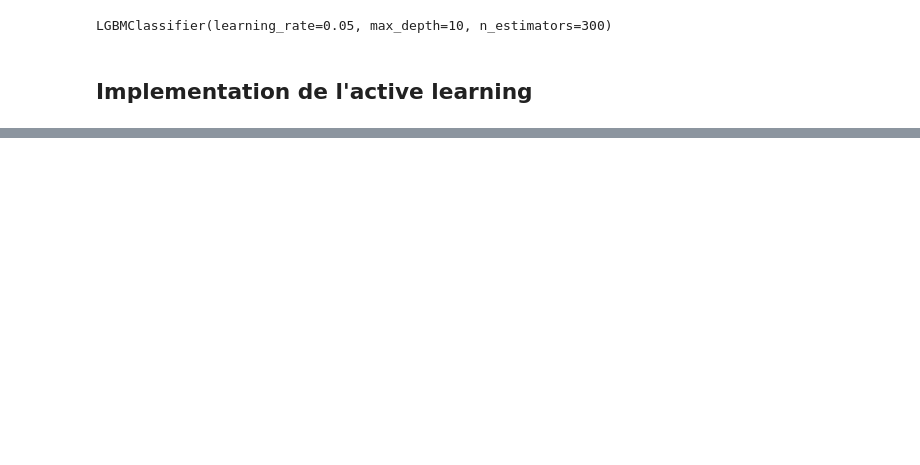
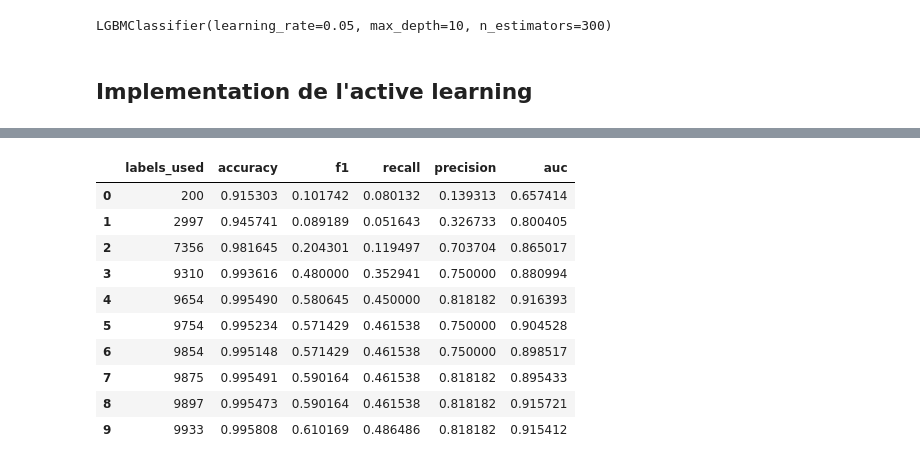
Before and after one commit to LarrySANDJO/PROJET_STATAPP, a Jupyter notebook: Notebooks/Active_Learning.ipynb, the cells around one changed output, grey strips where cells are left out. Drawn from its saved outputs; the diff is of its cells as text; code cells hidden in the pictures; blank space fills up the shorter version.

Commit message:
Adding Smote and using Youden threshod in active learning

```diff
--- a/Notebooks/Active_Learning.ipynb
+++ b/Notebooks/Active_Learning.ipynb
@@ -90,55 +90,91 @@ model = LGBMClassifier(
 # %%
 import pandas as pd
 import numpy as np
-from sklearn.metrics import accuracy_score, f1_score, recall_score, precision_score, roc_auc_score
-import matplotlib.pyplot as plt
 
+from sklearn.metrics import (
+    accuracy_score,
+    f1_score,
+    recall_score,
+    precision_score,
+    roc_auc_score,
+    roc_curve
+)
+
+from imblearn.over_sampling import SMOTE
+
+# -----------------------
+# Tracking des résultats
+# -----------------------
 results = []
 
+# SMOTE (TRAIN ONLY)
+smote = SMOTE(sampling_strategy=0.25, random_state=42)
+
+# -----------------------
 # Boucle d'active learning
+# -----------------------
 while len(X_seed) < 10000:
 
-    # ---- 1. Train ----
-    model.fit(X_seed, y_seed)
+    # ---- 1. SMOTE uniquement sur le seed ----
+    X_seed_smote, y_seed_smote = smote.fit_resample(X_seed, y_seed)
 
-    # ---- 2. Evaluate on pool ----
+    # ---- 2. Entraînement ----
+    model.fit(X_seed_smote, y_seed_smote)
+
+    # ---- 3. Évaluation sur le pool (sans SMOTE) ----
     y_pred = model.predict(X_pool)
-    acc = accuracy_score(y_pool, y_pred)
-    f1 = f1_score(y_pool, y_pred)
-    rec = recall_score(y_pool, y_pred)
-    prec = precision_score(y_pool, y_pred)
-    auc = roc_auc_score(y_pool, y_pred)
+    y_proba = model.predict_proba(X_pool)[:, 1]
 
     results.append({
-    "labels_used": len(X_seed),
-    "accuracy": acc,
-    "f1": f1,
-    "recall": rec,
-    "precision": prec,
-    "auc": auc
+        "labels_used": len(X_seed),
+        "accuracy": accuracy_score(y_pool, y_pred),
+        "f1": f1_score(y_pool, y_pred),
+        "recall": recall_score(y_pool, y_pred),
+        "precision": precision_score(y_pool, y_pred),
+        "auc": roc_auc_score(y_pool, y_proba)
     })
 
-    # ---- 3. Predict probabilities ----
-    proba = model.predict_proba(X_pool)[:, 1]
+    # ---- 4. Calcul de l'indice de Youden ----
+    fpr, tpr, thresholds = roc_curve(y_pool, y_proba)
+    youden = tpr - fpr
+    best_idx = np.argmax(youden)
+    youden_threshold = thresholds[best_idx]
 
-    uncertain_mask = (proba >= 0.15) & (proba <= 0.85)
-    uncertain_indices = X_pool[uncertain_mask].index
+    # Intervalle adaptatif de largeur ~0.95
+    half_width = 0.95 / 2
+    lower = max(0.01, youden_threshold - half_width)
+    upper = min(0.99, youden_threshold + half_width)
 
-    # Si aucun point incertain → stop
+    # ---- 5. Uncertainty sampling ----
+    uncertain_mask = (y_proba > lower) & (y_proba < upper)
+    uncertain_indices = X_pool.loc[uncertain_mask].index
+
+    # Sécurité : aucun point incertain
     if len(uncertain_indices) == 0:
         print("Aucun point incertain → arrêt.")
         break
 
-    # ---- 4. Add these points to seed ----
+    # ---- 6. Ajout des points sélectionnés (données réelles) ----
     X_new = X_pool.loc[uncertain_indices]
     y_new = y_pool.loc[uncertain_indices]
 
-    X_seed = pd.concat([X_seed, X_new], axis=0)
-    y_seed = pd.concat([y_seed, y_new], axis=0)
+    X_seed = pd.concat([X_seed, X_new])
+    y_seed = pd.concat([y_seed, y_new])
 
-    # ---- 5. Remove them from pool ----
+    # ---- 7. Suppression du pool ----
     X_pool = X_pool.drop(uncertain_indices)
     y_pool = y_pool.drop(uncertain_indices)
 
-    print(f"Iteration: {len(results)}, nouveaux labels: {len(uncertain_indices)}, total: {len(X_seed)}")
+    print(
+        f"Iteration: {len(results)} | "
+        f"Nouveaux labels: {len(uncertain_indices)} | "
+        f"Total labels: {len(X_seed)} | "
+        f"Youden threshold: {youden_threshold:.3f}"
+    )
+
+# -----------------------
+# Résultats finaux
+# -----------------------
+results_df = pd.DataFrame(results)
+results_df
 # %% [output]
@@ -161,0 +198,11 @@ Aucun point incertain → arrêt.
+|  | labels_used | accuracy | f1 | recall | precision | auc |
+| 0 | 200 | 0.915303 | 0.101742 | 0.080132 | 0.139313 | 0.657414 |
+| 1 | 2997 | 0.945741 | 0.089189 | 0.051643 | 0.326733 | 0.800405 |
+| 2 | 7356 | 0.981645 | 0.204301 | 0.119497 | 0.703704 | 0.865017 |
+| 3 | 9310 | 0.993616 | 0.480000 | 0.352941 | 0.750000 | 0.880994 |
+| 4 | 9654 | 0.995490 | 0.580645 | 0.450000 | 0.818182 | 0.916393 |
+| 5 | 9754 | 0.995234 | 0.571429 | 0.461538 | 0.750000 | 0.904528 |
+| 6 | 9854 | 0.995148 | 0.571429 | 0.461538 | 0.750000 | 0.898517 |
+| 7 | 9875 | 0.995491 | 0.590164 | 0.461538 | 0.818182 | 0.895433 |
+| 8 | 9897 | 0.995473 | 0.590164 | 0.461538 | 0.818182 | 0.915721 |
+| 9 | 9933 | 0.995808 | 0.610169 | 0.486486 | 0.818182 | 0.915412 |
```
Also changed, not shown: parts of 6 cells of this notebook, 2 other files.
